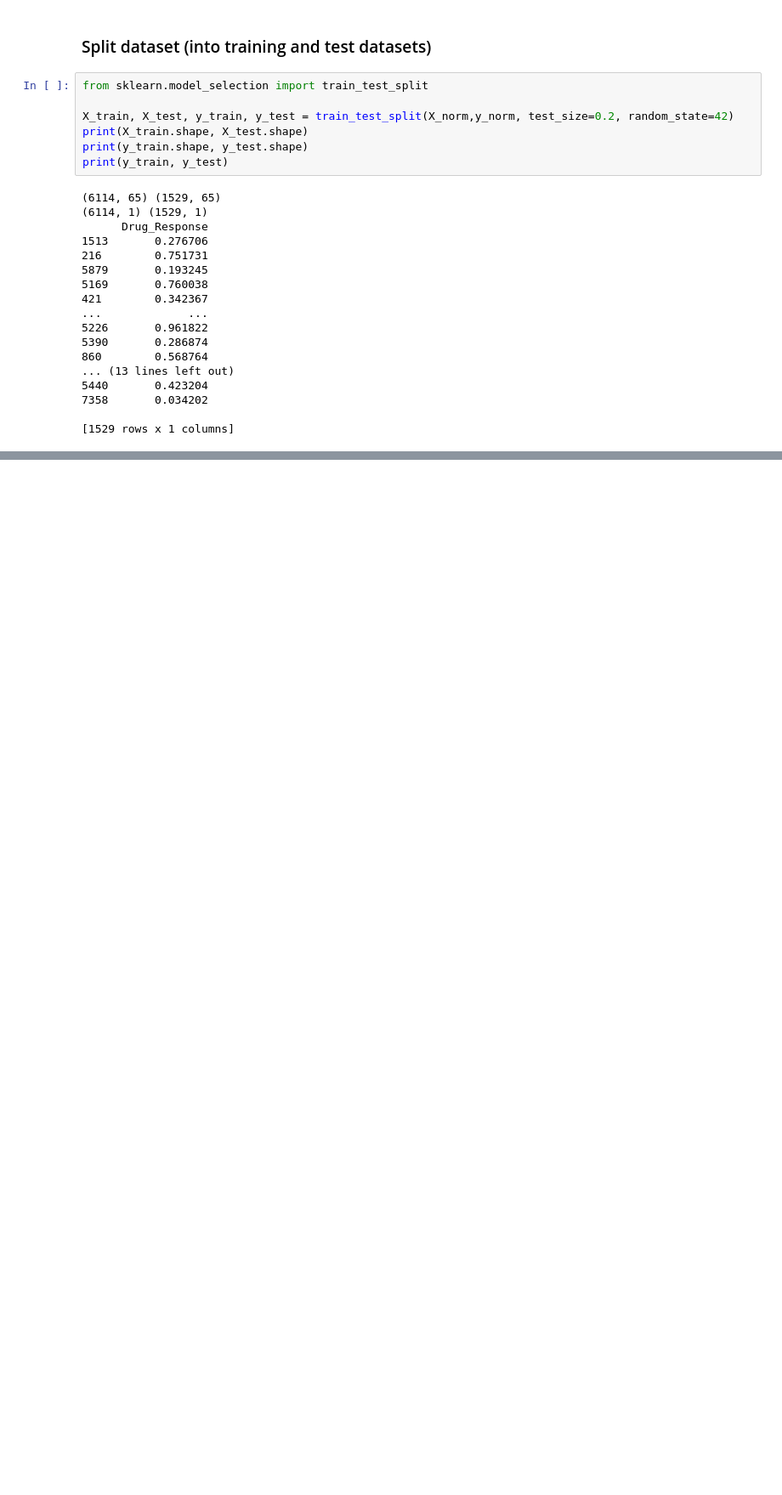
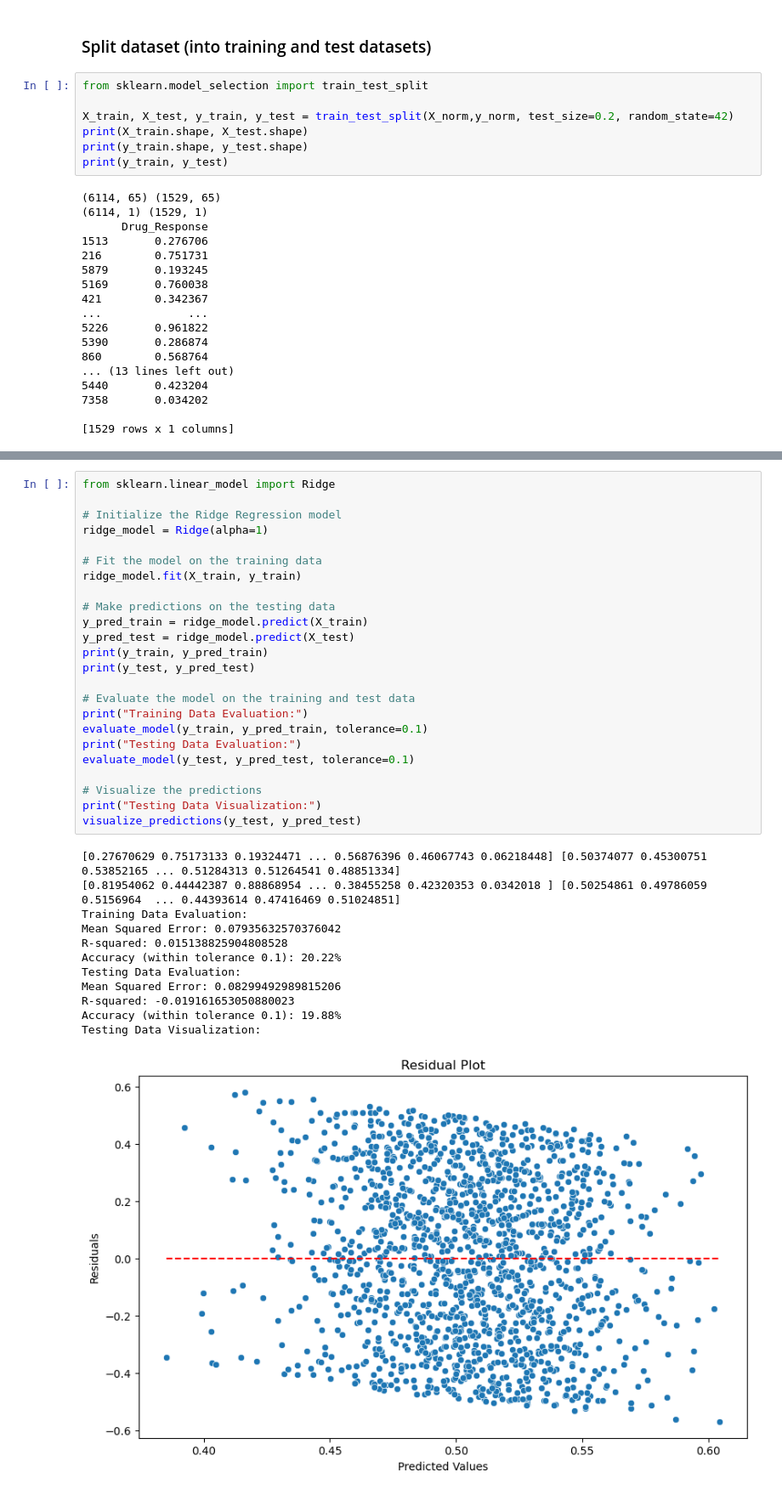
Before and after one commit to riannacampbell/drug_response_project, a Jupyter notebook: project_notebook.ipynb, the cells around one changed output, grey strips where cells are left out. Shown at 85% size. Saved outputs shown, nothing was run; the diff lists cells and outputs as text; blank space fills up the shorter version.

Commit message:
Regressions (Ridge and RF) + ShallowCNN added

```diff
--- a/project_notebook.ipynb
+++ b/project_notebook.ipynb
@@ -155,0 +215,37 @@ print(y_train, y_test)
+# %%
+from sklearn.linear_model import Ridge
+
+# Initialize the Ridge Regression model
+ridge_model = Ridge(alpha=1)
+
+# Fit the model on the training data
+ridge_model.fit(X_train, y_train)
+
+# Make predictions on the testing data
+y_pred_train = ridge_model.predict(X_train)
+y_pred_test = ridge_model.predict(X_test)
+print(y_train, y_pred_train)
+print(y_test, y_pred_test)
+
+# Evaluate the model on the training and test data
+print("Training Data Evaluation:")
+evaluate_model(y_train, y_pred_train, tolerance=0.1)
+print("Testing Data Evaluation:")
+evaluate_model(y_test, y_pred_test, tolerance=0.1)
+
+# Visualize the predictions
+print("Testing Data Visualization:")
+visualize_predictions(y_test, y_pred_test)
+# %% [output]
+[0.27670629 0.75173133 0.19324471 ... 0.56876396 0.46067743 0.06218448] [0.50374077 0.45300751 0.53852165 ... 0.51284313 0.51264541 0.48851334]
+[0.81954062 0.44442387 0.88868954 ... 0.38455258 0.42320353 0.0342018 ] [0.50254861 0.49786059 0.5156964  ... 0.44393614 0.47416469 0.51024851]
+Training Data Evaluation:
+Mean Squared Error: 0.07935632570376042
+R-squared: 0.015138825904808528
+Accuracy (within tolerance 0.1): 20.22%
+Testing Data Evaluation:
+Mean Squared Error: 0.08299492989815206
+R-squared: -0.019161653050880023
+Accuracy (within tolerance 0.1): 19.88%
+Testing Data Visualization:
+[figure, added]
```
Also changed, not shown: parts of 19 cells of this notebook.
